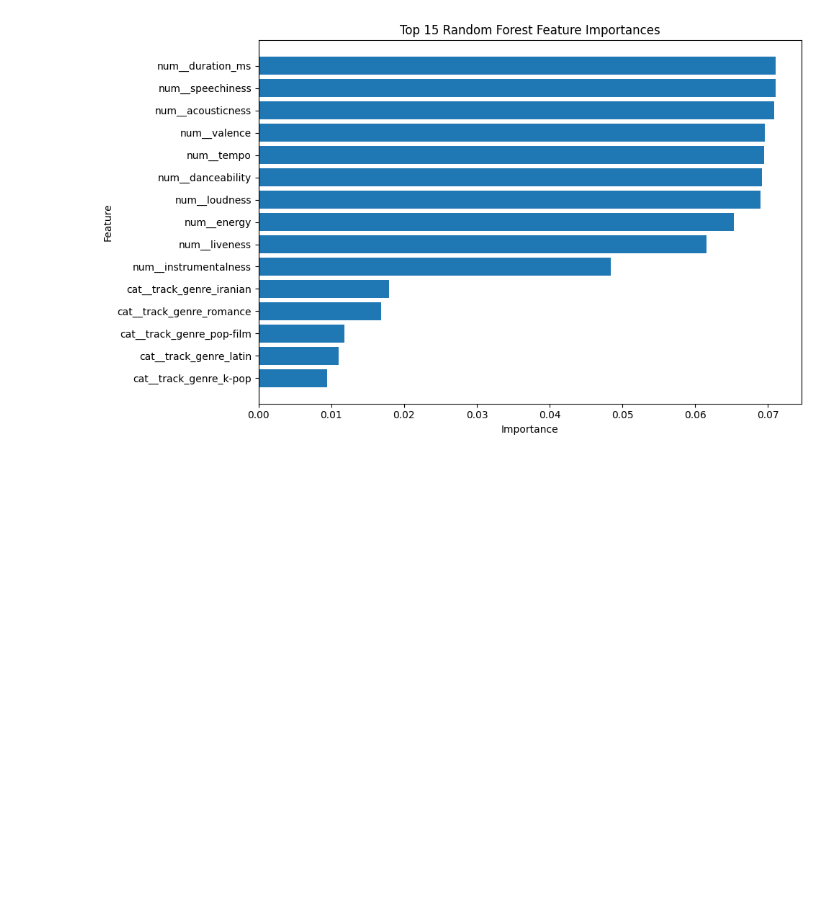
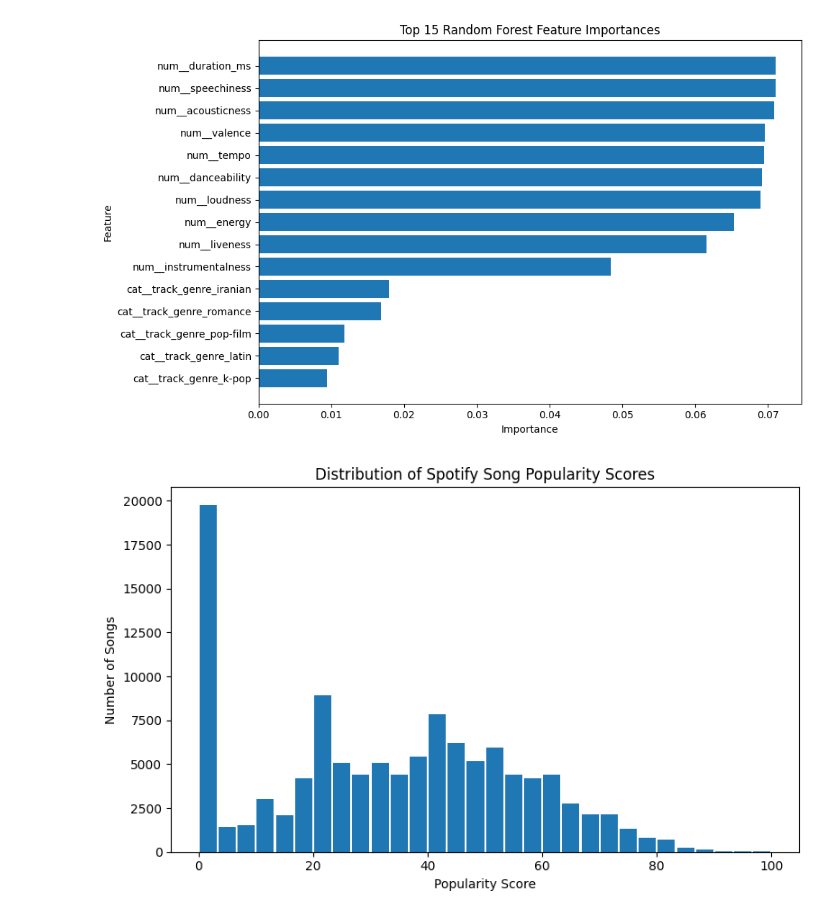
Before and after one commit to jparso32/spotify-song-popularity-regression, a Jupyter notebook: notebooks/spotify_popularity_project.ipynb, the cells around one changed output. Cells and saved outputs as stored; diff of their text form; code cells hidden in the pictures; blank space fills up the shorter version.

Commit message:
Created more data plots

```diff
--- a/notebooks/spotify_popularity_project.ipynb
+++ b/notebooks/spotify_popularity_project.ipynb
@@ -243,3 +243,14 @@ plt.savefig("../images/random_forest_feature_importance.png", dpi=300, bbox_inch
 plt.show()
 # %% [output]
 [figure]
+# %%
+plt.figure(figsize=(8, 5))
+plt.hist(df["popularity"], bins=30, rwidth=0.9)
+plt.title("Distribution of Spotify Song Popularity Scores")
+plt.xlabel("Popularity Score")
+plt.ylabel("Number of Songs")
+plt.tight_layout()
+plt.savefig("../images/popularity_distribution.png", dpi=300, bbox_inches="tight")
+plt.show()
+# %% [output]
+[figure, added]
```
Also changed, not shown: parts of 2 cells of this notebook, 3 other files.
